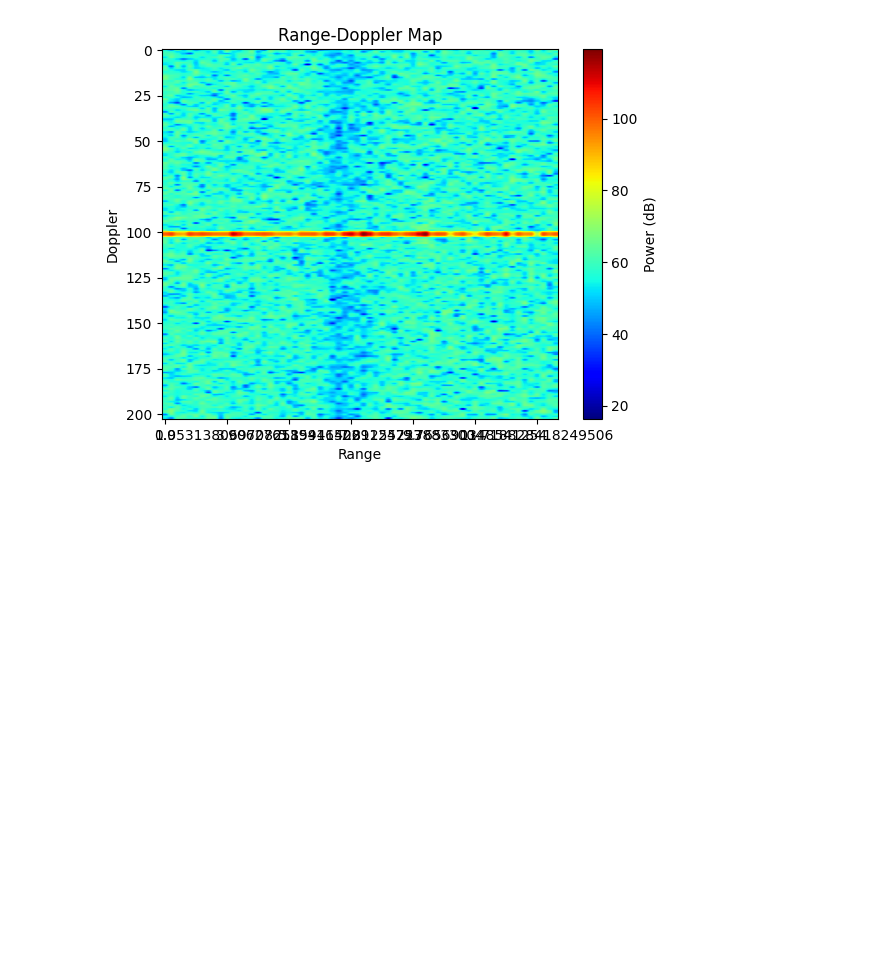
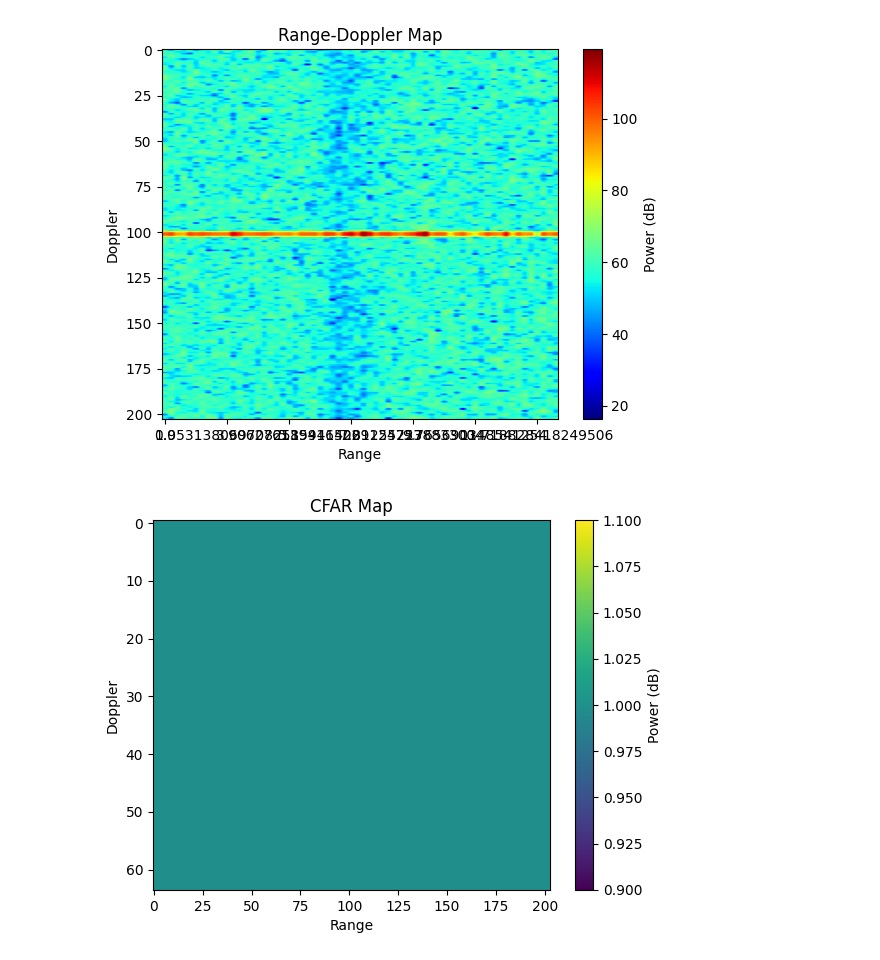
Before and after one commit to HarryPaniccc/4022S_code, a Jupyter notebook: range_doppler_notebook.ipynb, the cells around one changed output. Cells and saved outputs as stored; diff of their text form; code cells hidden in the pictures; blank space fills up the shorter version.

```diff
--- a/range_doppler_notebook.ipynb
+++ b/range_doppler_notebook.ipynb
@@ -90,3 +94,17 @@ plt.colorbar(label='Power (dB)')
 plt.show()
 # %% [output]
 [figure]
+# %%
+cfar_output = cfar(range_doppler_data, 4, 4, 4, 4, 2, 1900) # TODO inspect and see how to determine this
+
+plt.figure()
+plt.imshow(cfar_output, aspect='auto')
+#plt.imshow(20 * np.log10(np.abs(after_slow_time_fft)), aspect='auto', cmap='jet')
+plt.title('CFAR Map')
+
+plt.xlabel('Range')
+plt.ylabel('Doppler')
+plt.colorbar(label='Power (dB)')
+plt.show()
+# %% [output]
+[figure, added]
```
Also changed, not shown: parts of 4 cells of this notebook, 1 other file.
